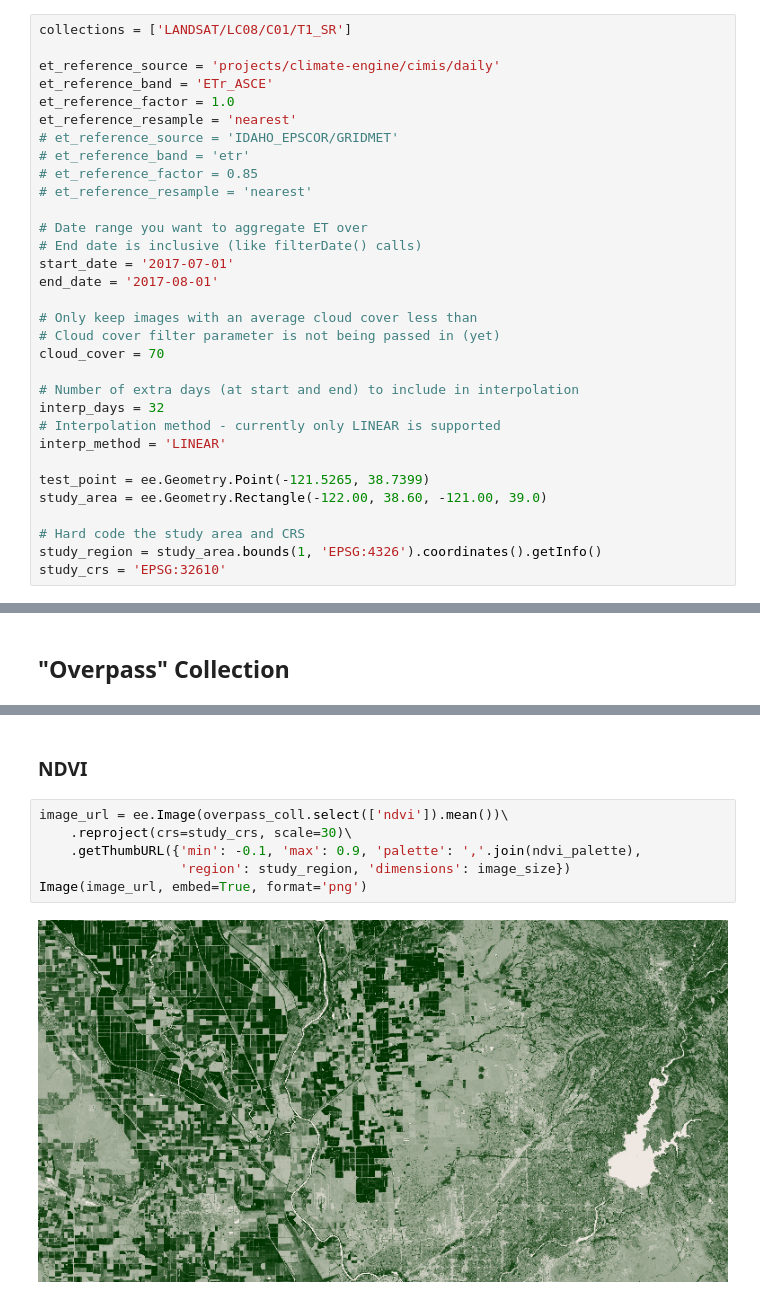
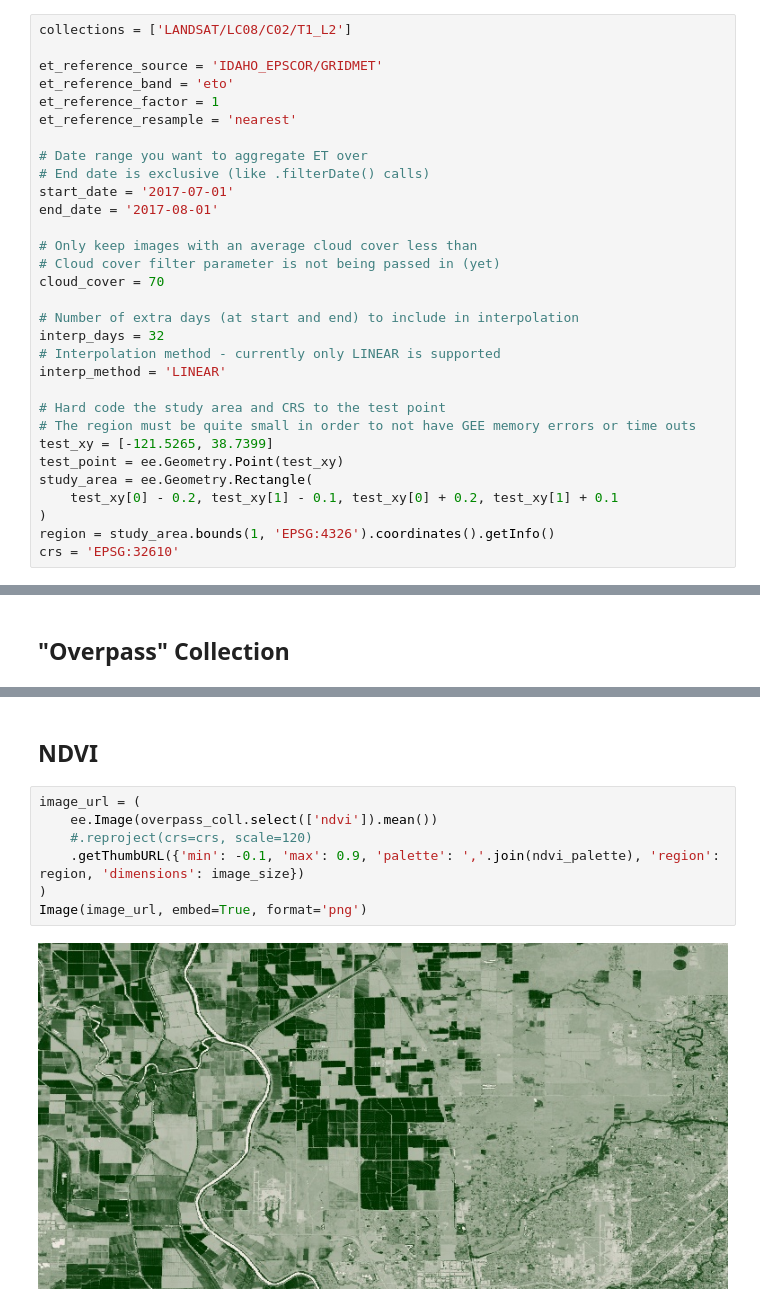
Before and after one commit to et-brasil/openet-geesebal, a Jupyter notebook: examples/collection_overpass.ipynb, the cells around one changed output, grey strips where cells are left out. Cells and saved outputs as stored; diff of their text form.

Commit message:
Updated the examples to collection 2

```diff
--- a/examples/collection_overpass.ipynb
+++ b/examples/collection_overpass.ipynb
@@ -25,17 +25,13 @@ landsat_cs = 30
 # %%
-collections = ['LANDSAT/LC08/C01/T1_SR']
+collections = ['LANDSAT/LC08/C02/T1_L2']
 
-et_reference_source = 'projects/climate-engine/cimis/daily'
-et_reference_band = 'ETr_ASCE'
-et_reference_factor = 1.0
+et_reference_source = 'IDAHO_EPSCOR/GRIDMET'
+et_reference_band = 'eto'
+et_reference_factor = 1
 et_reference_resample = 'nearest'
-# et_reference_source = 'IDAHO_EPSCOR/GRIDMET'
-# et_reference_band = 'etr'
-# et_reference_factor = 0.85
-# et_reference_resample = 'nearest'
 
 # Date range you want to aggregate ET over
-# End date is inclusive (like filterDate() calls)
+# End date is exclusive (like .filterDate() calls)
 start_date = '2017-07-01'
 end_date = '2017-08-01'
 
@@ -48,10 +44,13 @@ interp_days = 32
 # Interpolation method - currently only LINEAR is supported
 interp_method = 'LINEAR'
 
-test_point = ee.Geometry.Point(-121.5265, 38.7399)
-study_area = ee.Geometry.Rectangle(-122.00, 38.60, -121.00, 39.0)
-
-# Hard code the study area and CRS
-study_region = study_area.bounds(1, 'EPSG:4326').coordinates().getInfo()
-study_crs = 'EPSG:32610'
+# Hard code the study area and CRS to the test point
+# The region must be quite small in order to not have GEE memory errors or time outs
+test_xy = [-121.5265, 38.7399]
+test_point = ee.Geometry.Point(test_xy)
+study_area = ee.Geometry.Rectangle(
+    test_xy[0] - 0.2, test_xy[1] - 0.1, test_xy[0] + 0.2, test_xy[1] + 0.1
+)
+region = study_area.bounds(1, 'EPSG:4326').coordinates().getInfo()
+crs = 'EPSG:32610'
 # %% [markdown]
@@ -108,11 +105,12 @@ et    6.681183
 dtype: float64
 # %% [markdown]
-### NDVI
+## NDVI
 # %%
-image_url = ee.Image(overpass_coll.select(['ndvi']).mean())\
-    .reproject(crs=study_crs, scale=30)\
-    .getThumbURL({'min': -0.1, 'max': 0.9, 'palette': ','.join(ndvi_palette),
-                  'region': study_region, 'dimensions': image_size})
+image_url = (
+    ee.Image(overpass_coll.select(['ndvi']).mean())
+    #.reproject(crs=crs, scale=120)
+    .getThumbURL({'min': -0.1, 'max': 0.9, 'palette': ','.join(ndvi_palette), 'region': region, 'dimensions': image_size})
+)
 Image(image_url, embed=True, format='png')
 # %% [output]
-[figure, old version]
+[figure, new version]
```
Also changed, not shown: parts of 17 cells of this notebook, 2 other files.
